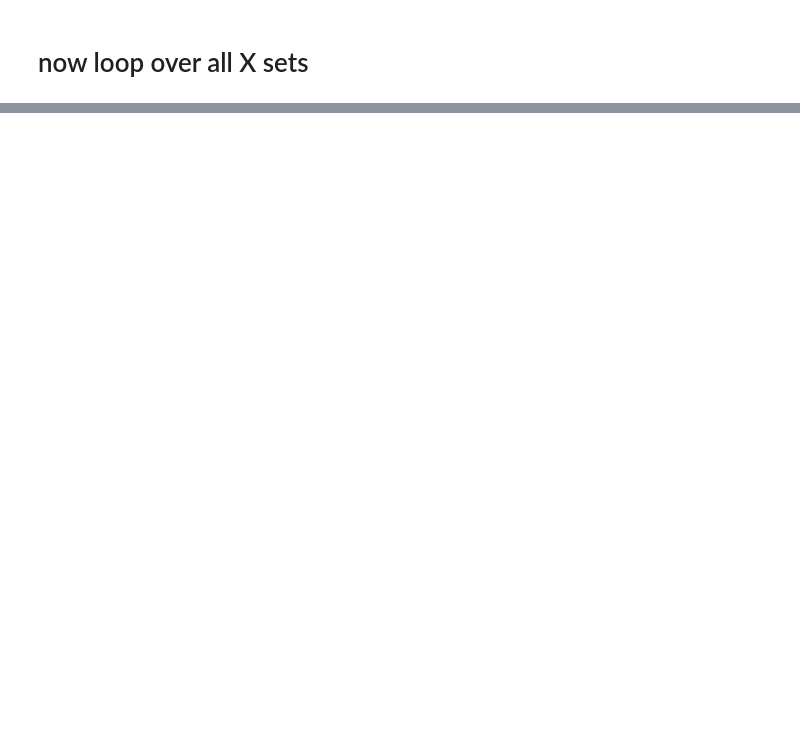
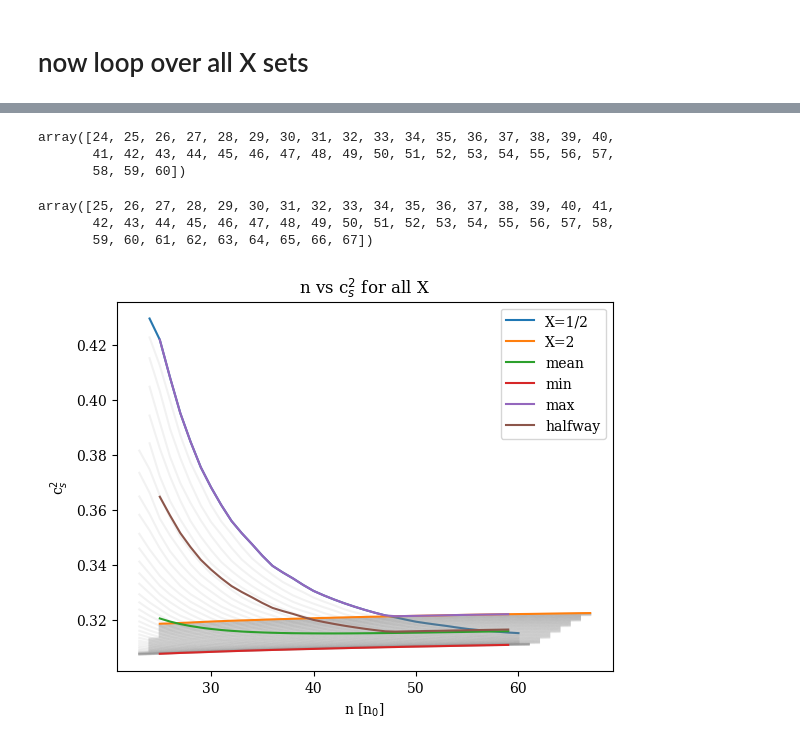
Before and after one commit to codinginrevolt/master_thesis, a Jupyter notebook: pqcd.ipynb, the cells around one changed output, grey strips where cells are left out. Saved outputs shown, nothing was run; the diff lists cells and outputs as text; code cells hidden in the pictures; blank space fills up the shorter version.

```diff
--- a/pqcd.ipynb
+++ b/pqcd.ipynb
@@ -206,3 +211,55 @@ plt.show()
+# %%
+np.array(binned_data[0][0]).T
+# %% [output]
+array([24, 25, 26, 27, 28, 29, 30, 31, 32, 33, 34, 35, 36, 37, 38, 39, 40,
+       41, 42, 43, 44, 45, 46, 47, 48, 49, 50, 51, 52, 53, 54, 55, 56, 57,
+       58, 59, 60])
+# %%
+np.array(binned_data[-1][0]).T
+# %% [output]
+array([25, 26, 27, 28, 29, 30, 31, 32, 33, 34, 35, 36, 37, 38, 39, 40, 41,
+       42, 43, 44, 45, 46, 47, 48, 49, 50, 51, 52, 53, 54, 55, 56, 57, 58,
+       59, 60, 61, 62, 63, 64, 65, 66, 67])
+# %%
+s = 25
+e = 60
+cs2_min = []
+cs2_max = []
+cs2_mean = []
+
+for i in range(s,e):
+    interest_n = i
+
+    cs2_values_n = [cs2[n_i.index(interest_n)] for n_i, cs2 in binned_data if interest_n in n_i]
+    cs2_min.append(np.min(cs2_values_n))
+    cs2_max.append(np.max(cs2_values_n))
+    cs2_mean.append(np.mean(cs2_values_n))
+
+cs2_mean_high_low = (np.array(cs2_min)+np.array(cs2_max)) * 0.5
+# %%
+for idx, (n_i, cs2_i) in enumerate(binned_data):
+    if idx == 0:
+        plt.plot(n_i, cs2_i, label=f'X=1/2')
+    if idx == len(X)-1:
+        plt.plot(n_i, cs2_i, label=f'X=2')
+    else:
+        plt.plot(n_i, cs2_i, alpha=0.1, color='grey')
+
+plt.plot(binned_data[0][0][1:-1], cs2_mean, label='mean')
+plt.plot(binned_data[0][0][1:-1], cs2_min, label='min')
+plt.plot(binned_data[0][0][1:-1], cs2_max, label='max')
+plt.plot(binned_data[0][0][1:-1], cs2_mean_high_low, label='halfway')
+
+
+plt.ylabel('c$_s^2$')
+plt.xlabel('n [n$_0$]')
+plt.title('n vs c$_s^2$ for all X')
+plt.legend()
+
+
+plt.show()
+# %% [output]
+[figure, added]
 # %%
 
 mu_grid = np.linspace(2.0,3,100) #Grid in chemical potential in [GeV]
```
Also changed, not shown: parts of 9 cells of this notebook, 3 other files.
